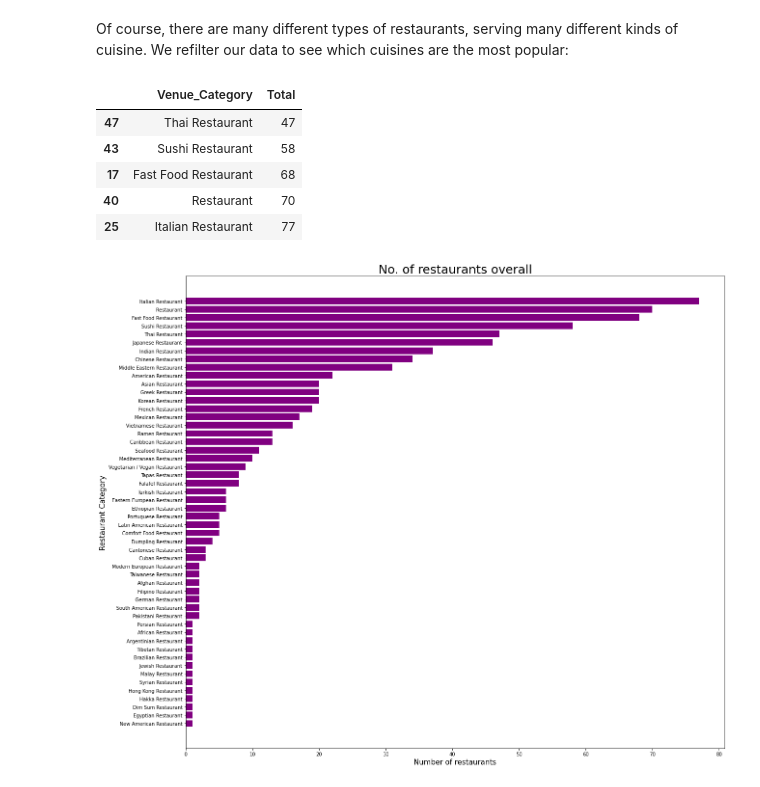
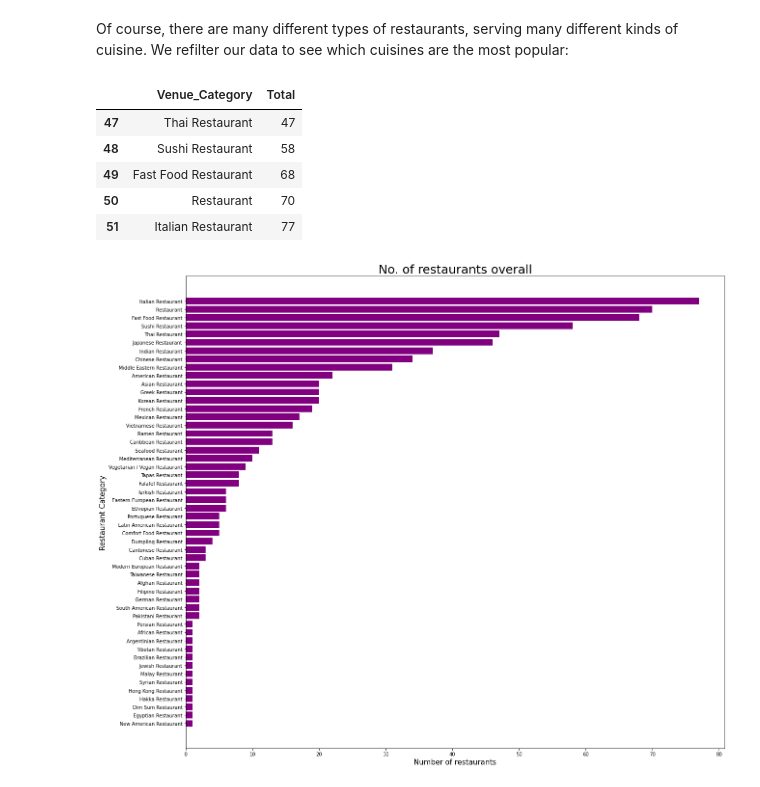
Before and after one commit to Bruno-42/Coursera_Capstone, a Jupyter notebook: Actual_final_project.ipynb, the cells around one changed output. Drawn from its saved outputs; the diff is of its cells as text; code cells hidden in the pictures.

```diff
--- a/Actual_final_project.ipynb
+++ b/Actual_final_project.ipynb
@@ -404,19 +421,19 @@ Of course, there are many different types of restaurants, serving many different
 # %%
 restype = (
     resturants
     .groupby(['Venue_Category'], as_index = False)
     .agg(Total = ('Venue', 'count'))
     .sort_values('Total', ascending = True)
 )
 
-restype.tail()
+restype.reset_index(drop = True).tail()
 # %% [output]
 |  | Venue_Category | Total |
 | 47 | Thai Restaurant | 47 |
-| 43 | Sushi Restaurant | 58 |
-| 17 | Fast Food Restaurant | 68 |
-| 40 | Restaurant | 70 |
-| 25 | Italian Restaurant | 77 |
+| 48 | Sushi Restaurant | 58 |
+| 49 | Fast Food Restaurant | 68 |
+| 50 | Restaurant | 70 |
+| 51 | Italian Restaurant | 77 |
 # %%
 plt.figure(figsize = (20, 18))
 plt.barh(restype['Venue_Category'], restype['Total'], color = 'purple')
```
Also changed, not shown: parts of 71 cells of this notebook.
